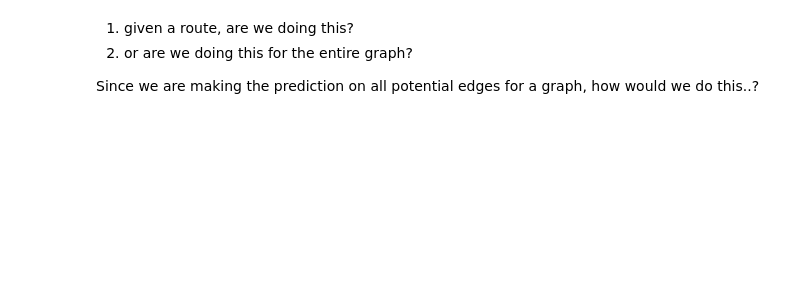
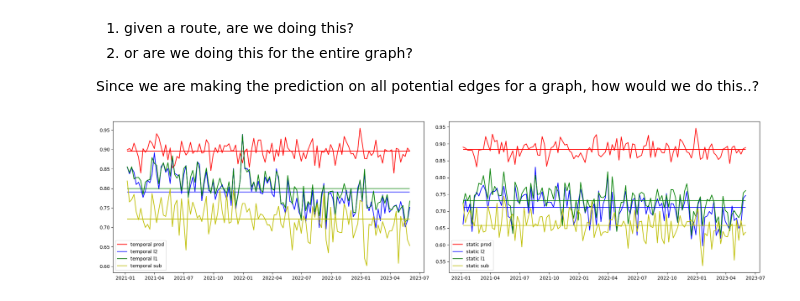
Before and after one commit to theodora-yko/Temporal-Link-Prediction, a Jupyter notebook: lp_comparisons.ipynb, the cells around one changed output. Saved outputs shown, nothing was run; the diff lists cells and outputs as text; code cells hidden in the pictures; blank space fills up the shorter version.

Commit message:
finished running comparisons for static & tempooral & node similarity temporal random walks

```diff
--- a/lp_comparisons.ipynb
+++ b/lp_comparisons.ipynb
@@ -939,7 +960,8 @@ class WeeklyDecisionMaker():
         self.test_edges = []
         self.test_edge_labels = []
         # self.curr_false_positive_set = set()
-        self.validation_scores = {'temporal': defaultdict(list), 'static': defaultdict(list), 'nodesim_temporal': defaultdict(list), 'nodesim_static': defaultdict(list)}
+        self.train_validate_test_data = {}
+        self.validation_scores = {'temporal': defaultdict(list), 'static': defaultdict(list), 'nodesim_temporal': defaultdict(list)}
         self.test_scores = defaultdict(list) #[]
         self.predicted_probs = []
         self.weight_vectors= defaultdict(list)
@@ -977,16 +999,17 @@ class WeeklyDecisionMaker():
         # graph = StellarGraph.from_networkx(graph, edge_weight_attr='time', edge_type_attr='directed')
         if display_progress: print("Splitting data...")
         links_test, labels_test, train_graph, links_train, labels_train, links_validate, labels_validate  = data_split(graph)
+        self.train_validate_test_data[graph.graph['end_date']] = (links_train, labels_train, links_validate, labels_validate, links_test, labels_test)
         self.test_edges, self.test_edge_labels = links_test, labels_test
 
         # fit & learn
         if display_progress: print("Computing node embeddings...")
-        nodesim_static_embedding = random_walk_model(train_graph,
-                            num_walks_per_node=self.num_walks_per_node, walk_length=self.walk_length, \
-                            context_window_size=self.context_window_size, nodesim=True, temporal= False)
-        nodesim_temporal_embedding = random_walk_model(train_graph,
-                            num_walks_per_node=self.num_walks_per_node, walk_length=self.walk_length, \
-                            context_window_size=self.context_window_size, nodesim=True, temporal= True)
+        # nodesim_static_embedding = random_walk_model(train_graph,
+        #                     num_walks_per_node=self.num_walks_per_node, walk_length=self.walk_length, \
+        #                     context_window_size=self.context_window_size, nodesim=True, temporal= False)
+        # nodesim_temporal_embedding = random_walk_model(train_graph,
+        #                     num_walks_per_node=self.num_walks_per_node, walk_length=self.walk_length, \
+        #                     context_window_size=self.context_window_size, nodesim=True, temporal= True)
         static_embedding = random_walk_model(train_graph,
                             num_walks_per_node=self.num_walks_per_node, walk_length=self.walk_length, \
                             context_window_size=self.context_window_size, temporal= False)
@@ -996,23 +1019,23 @@ class WeeklyDecisionMaker():
 
         # get edge embeddings for all edges
         if display_progress: print("Getting edge embeddings...")
-        embedded_features = {'temporal': defaultdict(list), 'static': defaultdict(list), 'nodesim_temporal': defaultdict(list), 'nodesim_static': defaultdict(list)}
+        embedded_features = {'temporal': defaultdict(list), 'static': defaultdict(list)} #, 'nodesim_temporal': defaultdict(list), 'nodesim_static': defaultdict(list)}
         for links in [links_train, links_validate]:
             for operator,operator_name in zip(operators, operator_names):
                 temporal_edge_embedding = edge_to_features_given_operator(links, temporal_embedding, operator)
                 static_edge_embedding = edge_to_features_given_operator(links, static_embedding, operator)
-                nodesim_temporal_edge_embedding = edge_to_features_given_operator(links, nodesim_temporal_embedding, operator)
-                nodesim_static_edge_embedding = edge_to_features_given_operator(links, nodesim_static_embedding, operator)
+                # nodesim_temporal_edge_embedding = edge_to_features_given_operator(links, nodesim_temporal_embedding, operator)
+                # nodesim_static_edge_embedding = edge_to_features_given_operator(links, nodesim_static_embedding, operator)
                 embedded_features['temporal'][operator_name].append(temporal_edge_embedding)
                 embedded_features['static'][operator_name].append(static_edge_embedding)
-                embedded_features['nodesim_temporal'][operator_name].append(nodesim_temporal_edge_embedding)
-                embedded_features['nodesim_static'][operator_name].append(nodesim_static_edge_embedding)
+                # embedded_features['nodesim_temporal'][operator_name].append(nodesim_temporal_edge_embedding)
+                # embedded_features['nodesim_static'][operator_name].append(nodesim_static_edge_embedding)
 
         # temporal_edge_embedding_train_per_operator = edge_to_features(links_validate, temporal_embedding)
 
         fitted_classifier_per_operator = {}
 
-        for embedding_type in ['nodesim_temporal', 'nodesim_static', 'temporal', 'static']:
+        for embedding_type in ['temporal', 'static']:
             for operator_name in operator_names:
                 if display_progress: print(f"Fitting classifiers & Evaluating scores ... for {operator_name} .. ")
                 fitted_classifier_per_operator[operator_name] = self.fit_classifier(embedded_features[embedding_type][operator_name][0], labels_train) #fit classifier
@@ -1033,8 +1056,8 @@ class WeeklyDecisionMaker():
                 test_embedding = edge_to_features_given_operator_name(links_test, static_embedding, best_operator)
             elif embedding_type == 'nodesim_temporal':
                 test_embedding = edge_to_features_given_operator_name(links_test, nodesim_temporal_embedding, best_operator)
-            else:
-                test_embedding = edge_to_features_given_operator_name(links_test, nodesim_static_embedding, best_operator)
+            # else:
+            #     test_embedding = edge_to_features_given_operator_name(links_test, nodesim_static_embedding, best_operator)
 
             test_score = self.evaluate_score(fitted_classifier_per_operator[operator_name], test_embedding, labels_test)
             self.test_scores[embedding_type].append(test_score)
@@ -1288,3 +1152,18 @@ KeyboardInterrupt:
 2. or are we doing this for the entire graph?
 
 Since we are making the prediction on all potential edges for a graph, how would we do this..?
+# %%
+fig, ax = plt.subplots(1, 2, figsize=(20, 5))
+n = len(zip3_comparison.test_scores['temporal'])
+time_range = list(weekly_kma_graphs.keys())[:n]
+operator_colors = {'prod': 'r', 'l2': 'b', 'l1': 'g', 'sub': 'y'}
+for operator_name in operator_names:
+    ax[0].plot(time_range, zip3_comparison.validation_scores['temporal'][operator_name], label='temporal ' + operator_name, color=operator_colors[operator_name])
+    ax[1].plot(time_range, zip3_comparison.validation_scores['static'][operator_name], label='static ' + operator_name, color=operator_colors[operator_name])
+    ax[0].hlines(np.mean(zip3_comparison.validation_scores['temporal'][operator_name]), time_range[0], time_range[-1], color=operator_colors[operator_name])
+    ax[1].hlines(np.mean(zip3_comparison.validation_scores['static'][operator_name]), time_range[0], time_range[-1], color=operator_colors[operator_name])
+    ax[0].legend()
+    ax[1].legend()
+fig.tight_layout()
+# %% [output]
+[figure, added]
```
Also changed, not shown: parts of 10 cells of this notebook, 7 other files.
